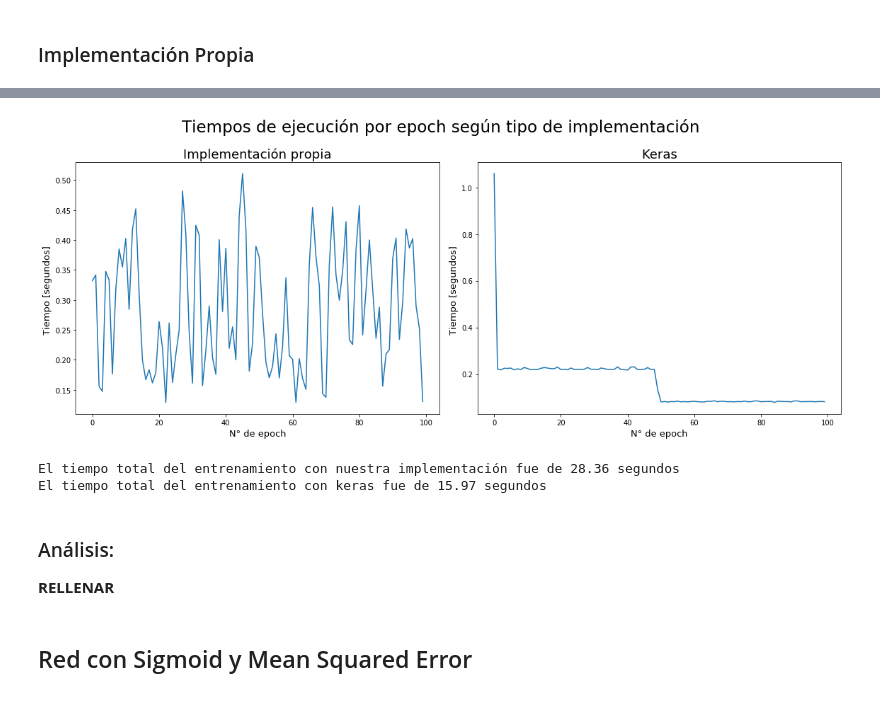
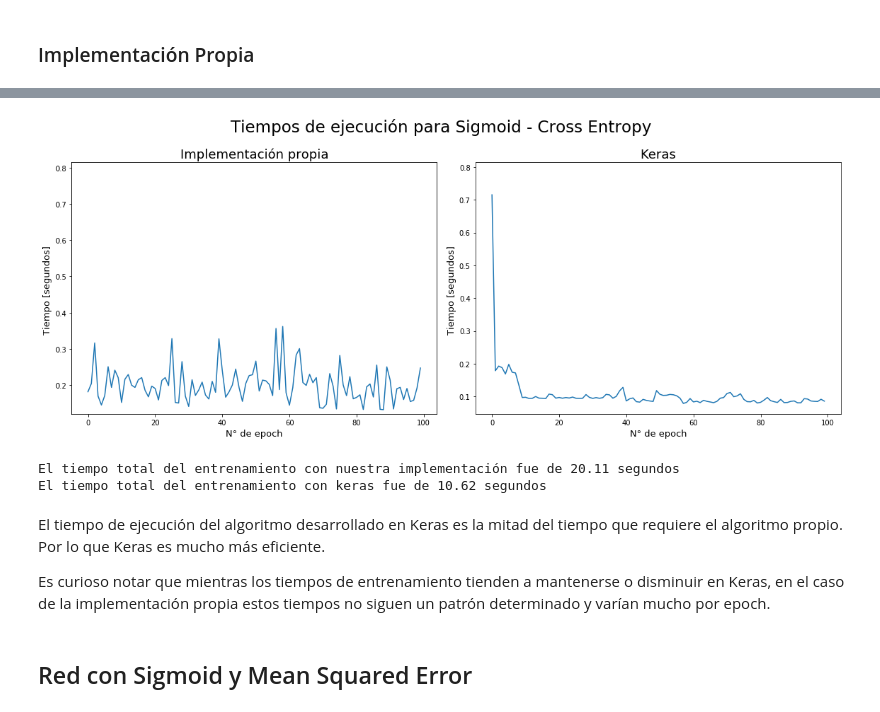
Before and after one commit to nachotp/Tarea0-INF395, a Jupyter notebook: Tarea-0-Felipe.ipynb, the cells around one changed output, grey strips where cells are left out. Cells and saved outputs as stored; diff of their text form; code cells hidden in the pictures.

```diff
--- a/Tarea-0-Felipe.ipynb
+++ b/Tarea-0-Felipe.ipynb
@@ -640,35 +1202,38 @@ Loss Keras = 0.0695
 # %%
-
+x = [max(tiempo_propia_sc),max(tiempos_keras_sc.logs)]
+valor_maximo = max(x)+0.1
 plt.figure(1, figsize=(16,6))
 
-plt.suptitle("Tiempos de ejecución por epoch según tipo de implementación \n \n", fontsize=23, y=1.07)
+plt.suptitle("Tiempos de ejecución para Sigmoid - Cross Entropy \n \n", fontsize=23, y=1.07)
 
 plt.subplot(121)
 plt.title("Implementación propia",fontsize=18)
 plt.plot(range(len(tiempo_propia_sc)), tiempo_propia_sc)
 plt.ylabel('Tiempo [segundos] ', fontsize=13)
 plt.xlabel('N° de epoch', fontsize=13)
+plt.ylim(ymax=valor_maximo)
 
 plt.subplot(122)
 plt.title("Keras",fontsize=18)
 plt.plot(range(len(tiempos_keras_sc.logs)), tiempos_keras_sc.logs)
 plt.ylabel('Tiempo [segundos] ', fontsize=13)
 plt.xlabel('N° de epoch', fontsize=13)
+plt.ylim(ymax=valor_maximo)
+
 
 plt.tight_layout()
 plt.show()
 
 print("El tiempo total del entrenamiento con nuestra implementación fue de "+str(round(sum(tiempo_propia_sc),2))+" segundos")
 print("El tiempo total del entrenamiento con keras fue de "+str(round(sum(tiempos_keras_sc.logs),2))+" segundos")
 # %% [output]
-[figure, old version]
+[figure, new version]
-El tiempo total del entrenamiento con nuestra implementación fue de 28.36 segundos
-El tiempo total del entrenamiento con keras fue de 15.97 segundos
+El tiempo total del entrenamiento con nuestra implementación fue de 20.11 segundos
+El tiempo total del entrenamiento con keras fue de 10.62 segundos
-# %% [markdown]
-### Análisis:
-
-
-**RELLENAR**
+# %% [markdown]
+El tiempo de ejecución del algoritmo desarrollado en Keras es la mitad del tiempo que requiere el algoritmo propio. Por lo que Keras es mucho más eficiente.
+
+Es curioso notar que mientras los tiempos de entrenamiento tienden a mantenerse o disminuir en Keras, en el caso de la implementación propia estos tiempos no siguen un patrón determinado y varían mucho por epoch.
 # %% [markdown]
 ## Red con Sigmoid y Mean Squared Error
 # %% [markdown]
```
Also changed, not shown: parts of 69 cells of this notebook, 1 other file.
